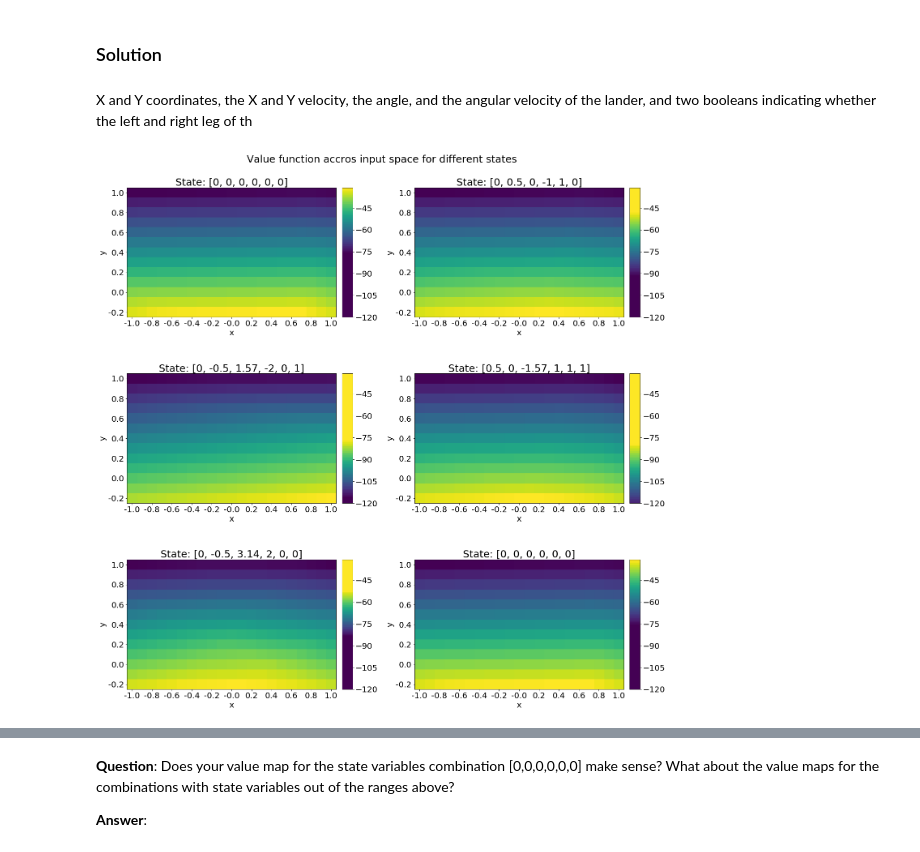
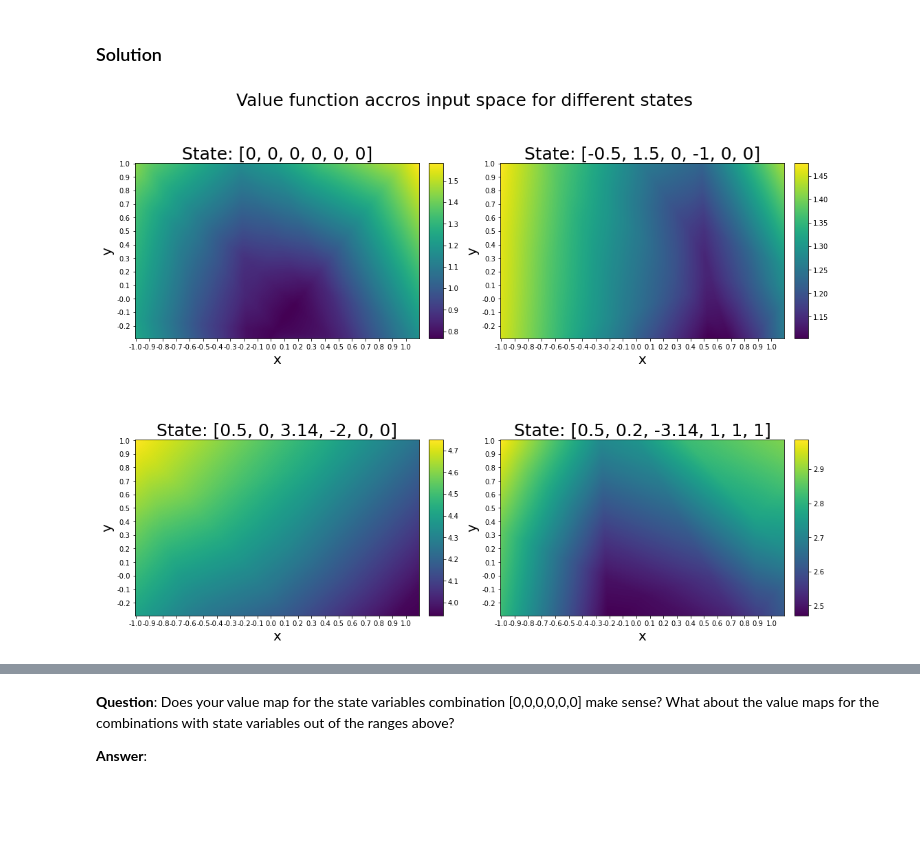
Before and after one commit to sylvainlugeon/rl_project, a Jupyter notebook: miniproject1.ipynb, the cells around one changed output, grey strips where cells are left out. Drawn from its saved outputs; the diff is of its cells as text; code cells hidden in the pictures; blank space fills up the shorter version.

```diff
--- a/miniproject1.ipynb
+++ b/miniproject1.ipynb
@@ -268,7 +268,7 @@ def run_experiment(experiment_name, env, num_episodes,
             results[experiment_name] = np.array(rewards)
             results.plot(10)
 
-        if episode % 500 == 0:
+        if episode % 500 == 0 and render_landing:
             episode_frames = []
 
         # Reset the environment to a new episode
@@ -474,11 +477,10 @@ training=True
 if training:
     results = Results()
     policy_learning_rate = 2e-3
-    _, _ = run_experiment("REINFORCE", discrete_env, num_episodes, policy_learning_rate)
-    results.save('r1-temp')
-    episodes, _ = run_experiment("REINFORCE (with baseline)", discrete_env, num_episodes, policy_learning_rate,
+    #_, _ = run_experiment("REINFORCE", discrete_env, num_episodes, policy_learning_rate)
+    episodes, agent = run_experiment("REINFORCE (with baseline)", discrete_env, num_episodes, policy_learning_rate,
                                  baseline='simple')
-    results.save('rl-res1')
+    results.save('rl-res2')
 else:
     results = Results(filename='rl-res1.npz')
     results.plot(plot_window)
@@ -518,9 +520,9 @@ if training:
     results = Results()
     policy_learning_rate = 2e-3
     value_learning_rate = 2e-3
-    episodes, d_model = run_experiment("REINFORCE (adaptive baseline)", discrete_env, num_episodes, policy_learning_rate,
-                                   value_learning_rate, baseline='adaptive')
-    results.save('rl-res2')
+    episodes, d_model = run_experiment("REINFORCE (adaptive baseline)", discrete_env, num_episodes, policy_learning_rate=0.001,
+                                   value_learning_rate=0.0001, baseline='adaptive')
+    results.save('rl-res2-adaptive')
 else:
     results = Results(filename='rl-res2.npz')
     results.plot(plot_window)
@@ -546,27 +548,27 @@ Ideally, our value network should have learned to predict the relative values ac
 ### Solution
 # %%
 from mpl_toolkits.axes_grid1 import make_axes_locatable
-# %% [markdown]
- X and Y coordinates, the X and Y velocity, the angle, and the angular velocity of the lander, and two booleans indicating whether the left and right leg of th
 # %%
-states = [
+valid_states = [
     [0,0,0,0,0,0],
-    [0,0.5,0,-1,1,0],
-    [0,-0.5,3.14/2,-2,0,1],
-    [0.5,0,-3.14/2,1,1,1],
-    [0,-0.5,3.14,2,0,0] ,
-     [0,0,0,0,0,0]
+    [-0.5,1.5,0,-1,0,0],
+    [0.5,0,3.14,-2,0,0],
+    [0.5,0.2,-3.14,1,1,1]
 ]
+invalid_states = [
+    [0,-100,0,0,0,0],
+    [0,0,0,100,0,0]
+]
 # %%
 f = d_model.value_model.predict
-x = np.arange(-1,1.1,0.1).round(1)
-y = np.arange(1,-0.3,-0.1).round(1)
-fig, axes = plt.subplots(3, 2, figsize=(20, 20))
+x = np.arange(-1,1.1,0.01)
+y = np.arange(1,-0.3,-0.01)
+fig, axes = plt.subplots(2, 2, figsize=(15, 12))
 fig.suptitle("Value function accros input space for different states", fontsize=25)
-for ax, state in zip(axes.flatten(), states):
+for ax, state in zip(axes.flatten(), valid_states):
     plot(x,y,state,f,ax)
 fig.tight_layout()
 plt.subplots_adjust(top=0.95)
 plt.show()
 # %% [output]
-[figure, old version]
+[figure, new version]
```
Also changed, not shown: parts of 8 cells of this notebook.
